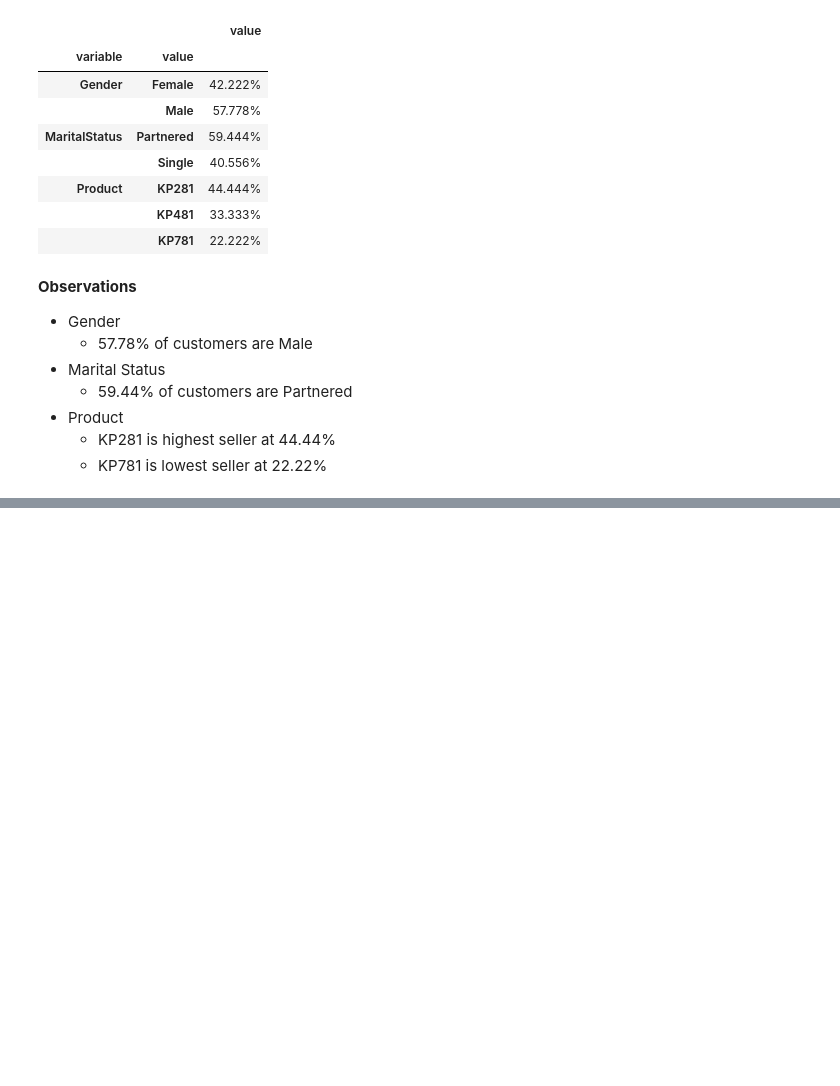
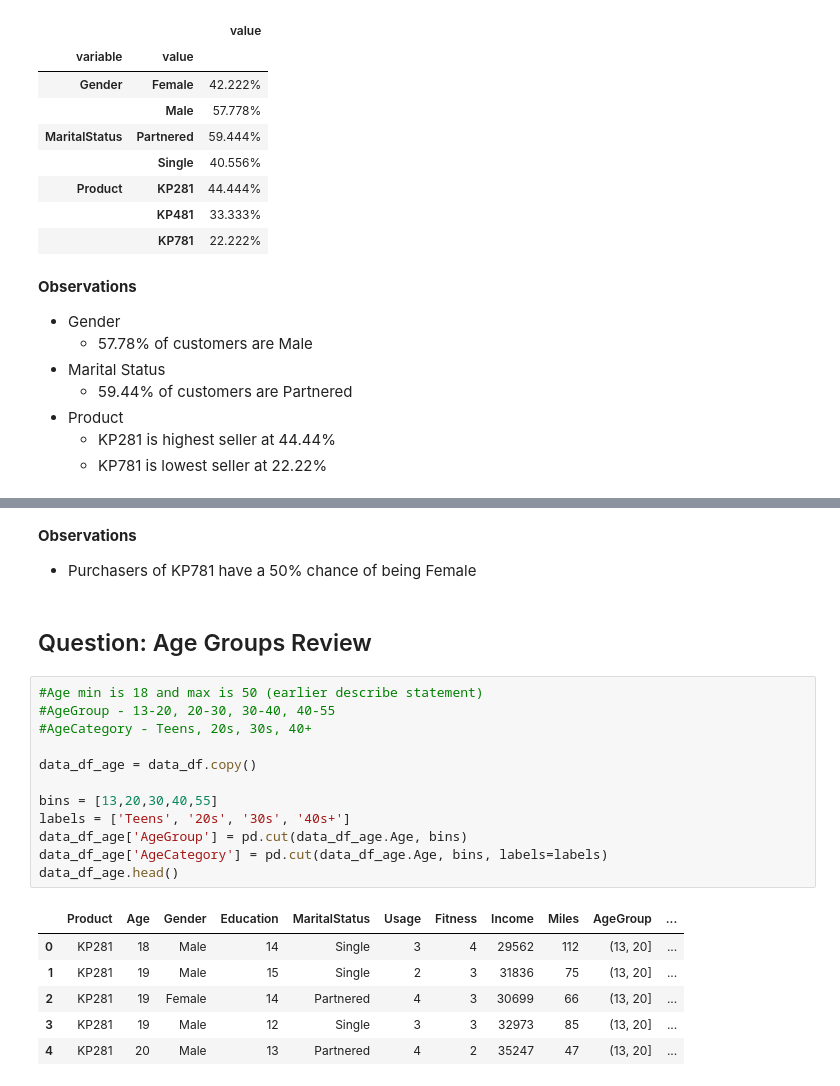
Before and after one commit to JonathonBriggs/AnalyticsProjects, a Jupyter notebook: Case Studies (Latest)/2025 03 14 Treadmill Buyer Profile/treadmill-buyer-profile.ipynb, the cells around one changed output, grey strips where cells are left out. Drawn from its saved outputs; the diff is of its cells as text; blank space fills up the shorter version.

```diff
--- a/Case Studies (Latest)/2025 03 14 Treadmill Buyer Profile/treadmill-buyer-profile.ipynb
+++ b/Case Studies (Latest)/2025 03 14 Treadmill Buyer Profile/treadmill-buyer-profile.ipynb
@@ -534,0 +595,24 @@ data_df_new
+# %% [markdown]
+**Observations**
+* Purchasers of KP781 have a 50% chance of being Female
+# %% [markdown]
+## Question: Age Groups Review
+# %%
+#Age min is 18 and max is 50 (earlier describe statement)
+#AgeGroup - 13-20, 20-30, 30-40, 40-55
+#AgeCategory - Teens, 20s, 30s, 40+
+
+data_df_age = data_df.copy()
+
+bins = [13,20,30,40,55]
+labels = ['Teens', '20s', '30s', '40s+']
+data_df_age['AgeGroup'] = pd.cut(data_df_age.Age, bins)
+data_df_age['AgeCategory'] = pd.cut(data_df_age.Age, bins, labels=labels)
+data_df_age.head()
+# %% [output]
+|  | Product | Age | Gender | Education | MaritalStatus | Usage | Fitness | Income | Miles | AgeGroup | ... |
+| 0 | KP281 | 18 | Male | 14 | Single | 3 | 4 | 29562 | 112 | (13, 20] | ... |
+| 1 | KP281 | 19 | Male | 15 | Single | 2 | 3 | 31836 | 75 | (13, 20] | ... |
+| 2 | KP281 | 19 | Female | 14 | Partnered | 4 | 3 | 30699 | 66 | (13, 20] | ... |
+| 3 | KP281 | 19 | Male | 12 | Single | 3 | 3 | 32973 | 85 | (13, 20] | ... |
+| 4 | KP281 | 20 | Male | 13 | Partnered | 4 | 2 | 35247 | 47 | (13, 20] | ... |
```
Also changed, not shown: parts of 31 cells of this notebook.
